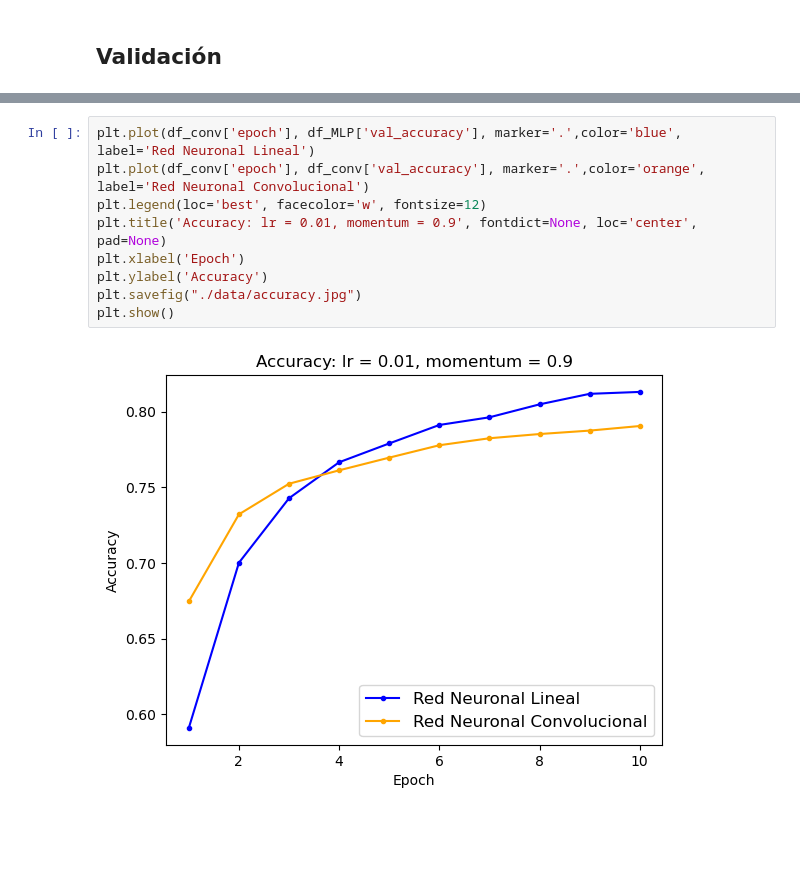
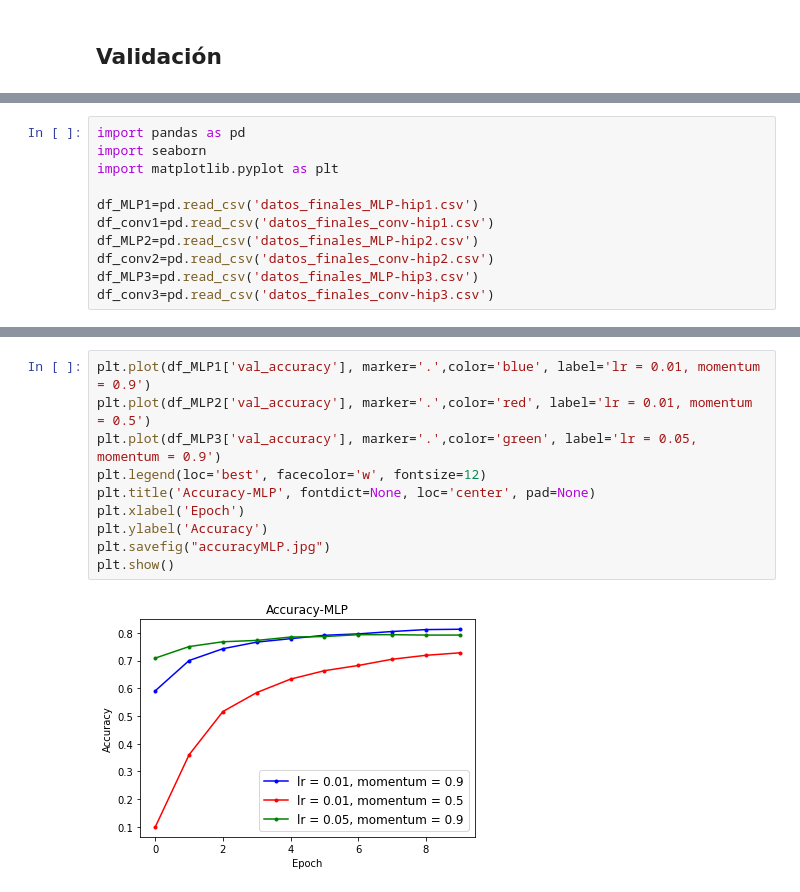
Before and after one commit to hfolo/DiploDatos2022, a Jupyter notebook: 06 - Aprendizaje automatico profundo (deep learning)/DL - TP2.ipynb, the cells around one changed output, grey strips where cells are left out. Drawn from its saved outputs; the diff is of its cells as text; blank space fills up the shorter version.

```diff
--- a/06 - Aprendizaje automatico profundo (deep learning)/DL - TP2.ipynb
+++ b/06 - Aprendizaje automatico profundo (deep learning)/DL - TP2.ipynb
@@ -565 +524,12 @@ df_conv=pd.read_csv('./data/datos_finales_conv.csv')
+# %%
+import pandas as pd
+import seaborn
+import matplotlib.pyplot as plt
+
+df_MLP1=pd.read_csv('datos_finales_MLP-hip1.csv')
+df_conv1=pd.read_csv('datos_finales_conv-hip1.csv')
+df_MLP2=pd.read_csv('datos_finales_MLP-hip2.csv')
+df_conv2=pd.read_csv('datos_finales_conv-hip2.csv')
+df_MLP3=pd.read_csv('datos_finales_MLP-hip3.csv')
+df_conv3=pd.read_csv('datos_finales_conv-hip3.csv')
 # %%
@@ -587,11 +557,12 @@ plt.show()
 # %%
-plt.plot(df_conv['epoch'], df_MLP['val_accuracy'], marker='.',color='blue', label='Red Neuronal Lineal')
-plt.plot(df_conv['epoch'], df_conv['val_accuracy'], marker='.',color='orange', label='Red Neuronal Convolucional')
+plt.plot(df_MLP1['val_accuracy'], marker='.',color='blue', label='lr = 0.01, momentum = 0.9')
+plt.plot(df_MLP2['val_accuracy'], marker='.',color='red', label='lr = 0.01, momentum = 0.5')
+plt.plot(df_MLP3['val_accuracy'], marker='.',color='green', label='lr = 0.05, momentum = 0.9')
 plt.legend(loc='best', facecolor='w', fontsize=12)
-plt.title('Accuracy: lr = 0.01, momentum = 0.9', fontdict=None, loc='center', pad=None)
+plt.title('Accuracy-MLP', fontdict=None, loc='center', pad=None)
 plt.xlabel('Epoch')
 plt.ylabel('Accuracy')
-plt.savefig("./data/accuracy.jpg")
+plt.savefig("accuracyMLP.jpg")
 plt.show()
 # %% [output]
-[figure, old version]
+[figure, new version]
```
Also changed, not shown: parts of 23 cells of this notebook, 7 other files.
